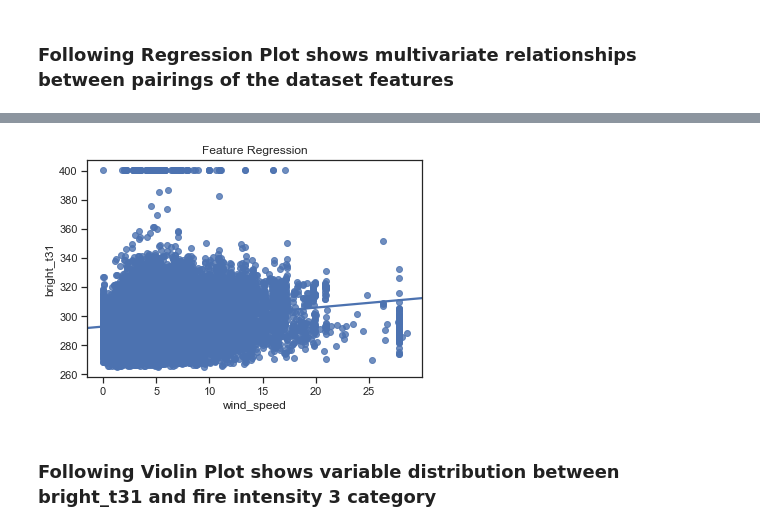
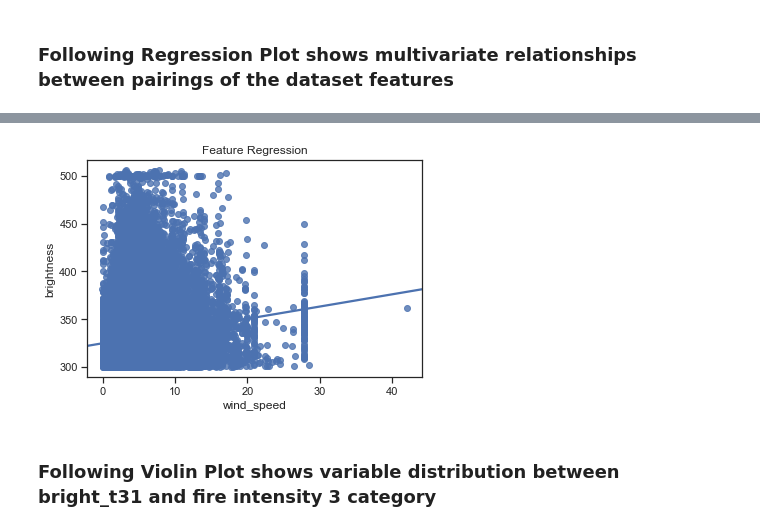
Before and after one commit to NahidGithub/Predicting-Wildfires, a Jupyter notebook: notebooks/Fire Intensity-Statistical Analysis-Production Code.ipynb, the cells around one changed output, grey strips where cells are left out. Cells and saved outputs as stored; diff of their text form; code cells hidden in the pictures.

```diff
--- a/notebooks/Fire Intensity-Statistical Analysis-Production Code.ipynb
+++ b/notebooks/Fire Intensity-Statistical Analysis-Production Code.ipynb
@@ -380,9 +380,9 @@ plt.show()
 # %%
-sns.regplot(x="wind_speed", y="bright_t31", data=emstat_west,  ci=None, x_jitter=.05)
+sns.regplot(x="wind_speed", y="brightness", data=emstat_west,  ci=None, x_jitter=.05)
 plt.title("Feature Regression")
 plt.show()
 # %% [output]
-[figure, old version]
+[figure, new version]
 # %% [markdown]
 ### Following Violin Plot shows variable distribution between bright_t31 and fire intensity 3 category
 # %%
```
Also changed, not shown: parts of 30 cells of this notebook.
